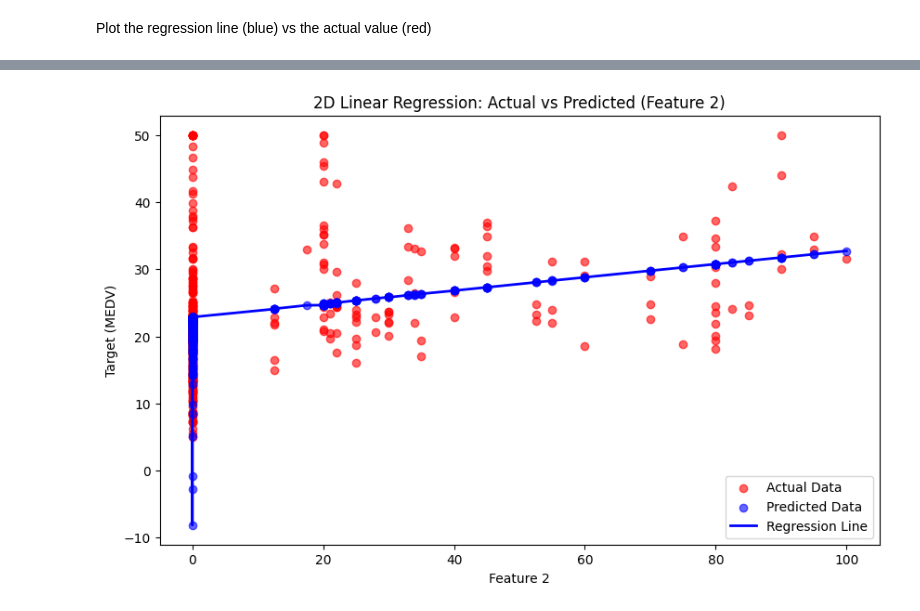
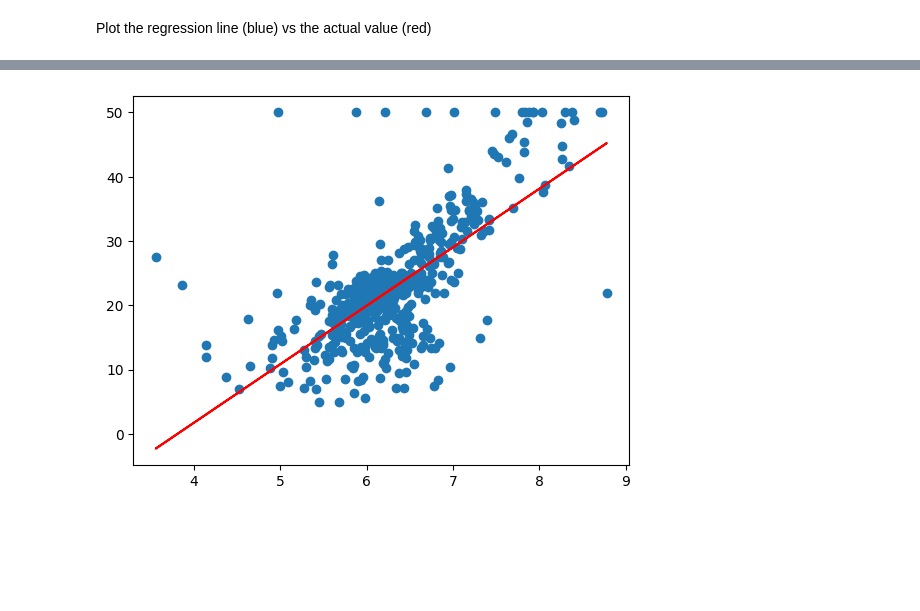
Before and after one commit to NUS-ISS-LC/assignment-4-linear-and-logistic-regression-shafikhakim27, a Jupyter notebook: Linear_Reg_workshop1.ipynb, the cells around one changed output, grey strips where cells are left out. Drawn from its saved outputs; the diff is of its cells as text; code cells hidden in the pictures; blank space fills up the shorter version.

```diff
--- a/Linear_Reg_workshop1.ipynb
+++ b/Linear_Reg_workshop1.ipynb
@@ -259,17 +177,9 @@ plt.show()
-# %%
-# plot the 2D visualization of the regression line vs actual values for only feature 2
-plt.figure(figsize=(10, 6))
-plt.scatter(X_train[:, 1], y_train, color='red', label='Actual Data', alpha=0.6)
-plt.scatter(X_train[:, 1], y_pred_train, color='blue', label='Predicted Data', alpha=0.6)
-
-# Create a solid line for the regression fit
-sorted_indices = np.argsort(X_train[:, 1])
-plt.plot(X_train[sorted_indices, 1], y_pred_train[sorted_indices], color='blue', linewidth=2, label='Regression Line')
-
-plt.xlabel('Feature 2')
-plt.ylabel('Target (MEDV)')
-plt.title('2D Linear Regression: Actual vs Predicted (Feature 2)')
-plt.legend()
-plt.show()
-# %% [output]
-[figure, removed]
+# %%
+# We want to plot the regression line(blue) vs the actual value(red)
+r2_score(y_train, y_pred)
+
+plt.scatter(X_train[:, 0], y_train)
+plt.plot(X_train[:, 0], y_pred, color='red')
+plt.show()
+# %% [output]
+[figure, added]
```
Also changed, not shown: parts of 16 cells of this notebook.
